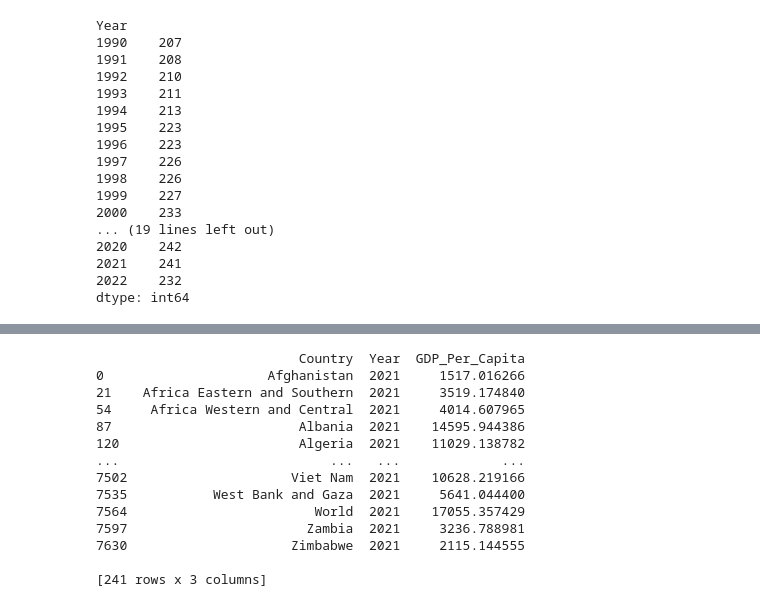
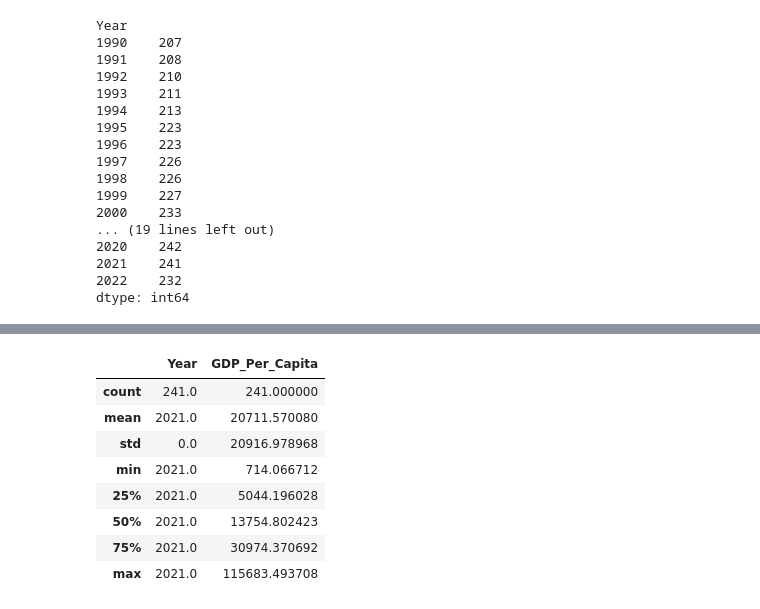
Before and after one commit to nss-data-science-cohort-8/un-exploration-fvetdds, a Jupyter notebook: data/UN_Data_Exploration.ipynb, the cells around one changed output, grey strips where cells are left out. Drawn from its saved outputs; the diff is of its cells as text; code cells hidden in the pictures.

```diff
--- a/data/UN_Data_Exploration.ipynb
+++ b/data/UN_Data_Exploration.ipynb
@@ -99,19 +105,14 @@ Length: 242, dtype: int64
 # %%
 gdp_20121 = gdp_df[gdp_df["Year"] == 2021]
 # %%
-print(gdp_20121)
+gdp_20121.describe()
 # %% [output]
-                          Country  Year  GDP_Per_Capita
-0                     Afghanistan  2021     1517.016266
-21    Africa Eastern and Southern  2021     3519.174840
-54     Africa Western and Central  2021     4014.607965
-87                        Albania  2021    14595.944386
-120                       Algeria  2021    11029.138782
-...                           ...   ...             ...
-7502                     Viet Nam  2021    10628.219166
-7535           West Bank and Gaza  2021     5641.044400
-7564                        World  2021    17055.357429
-7597                       Zambia  2021     3236.788981
-7630                     Zimbabwe  2021     2115.144555
-
-[241 rows x 3 columns]
+|  | Year | GDP_Per_Capita |
+| count | 241.0 | 241.000000 |
+| mean | 2021.0 | 20711.570080 |
+| std | 0.0 | 20916.978968 |
+| min | 2021.0 | 714.066712 |
+| 25% | 2021.0 | 5044.196028 |
+| 50% | 2021.0 | 13754.802423 |
+| 75% | 2021.0 | 30974.370692 |
+| max | 2021.0 | 115683.493708 |
```
Also changed, not shown: parts of 12 cells of this notebook.
